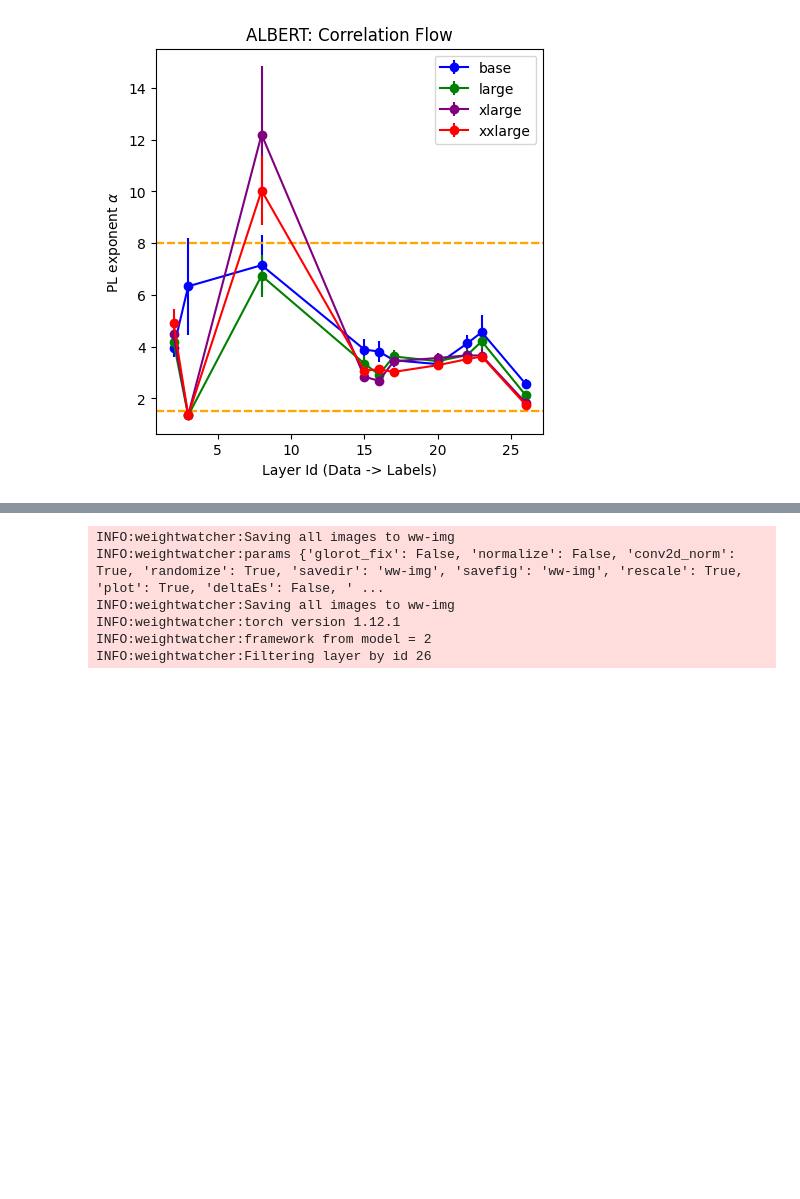
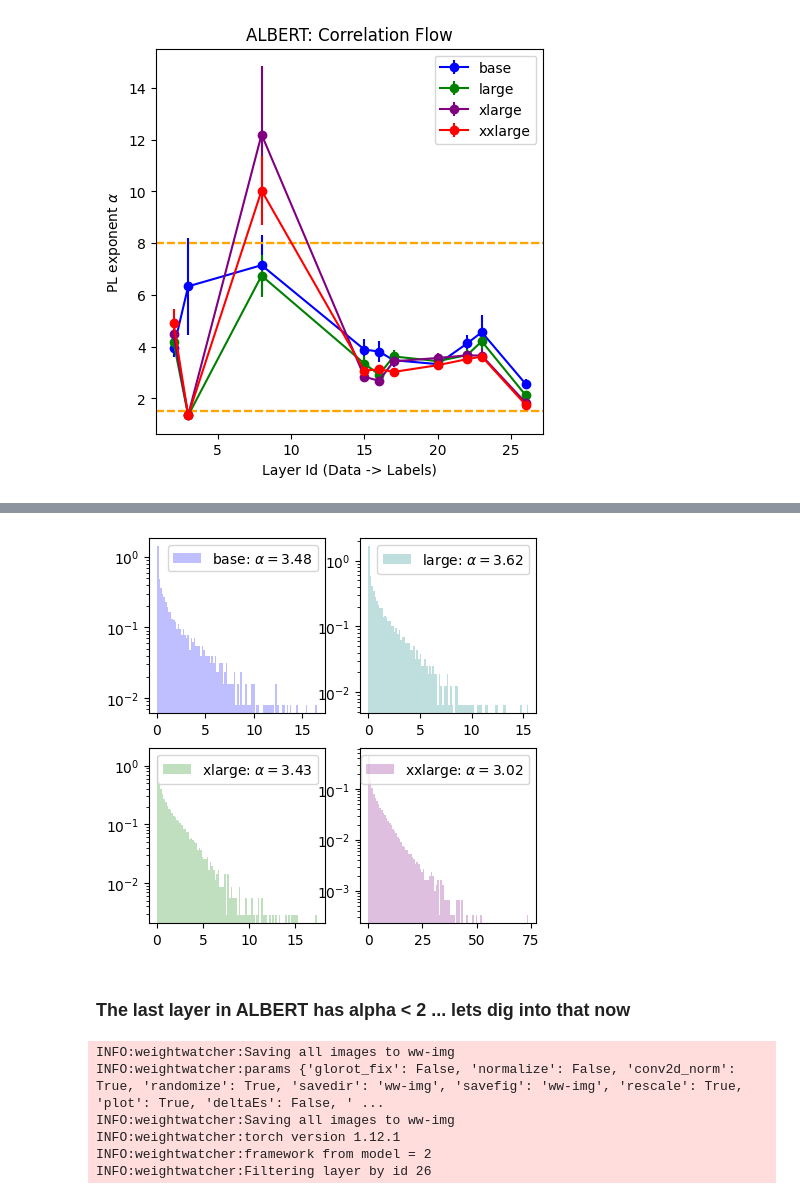
Before and after one commit to CalculatedContent/WeightWatcher, a Jupyter notebook: examples/WW-Albert.ipynb, the cells around one changed output, grey strips where cells are left out. Cells and saved outputs as stored; diff of their text form; code cells hidden in the pictures; blank space fills up the shorter version.

```diff
--- a/examples/WW-Albert.ipynb
+++ b/examples/WW-Albert.ipynb
@@ -589,0 +592,12 @@ Text(0.5, 0, 'Layer Id (Data -> Labels)')
+# %%
+%%capture
+
+all_esds = []
+all_alphas = []
+for version in versions:
+    model_name = f"albert-{version}-v2"
+    albert = AlbertModel.from_pretrained(model_name)
+
+    watcher = ww.WeightWatcher(model=albert)
+    esd = watcher.get_ESD(layer=17)
+    all_esds.append(esd)
@@ -590,3 +626,26 @@ Text(0.5, 0, 'Layer Id (Data -> Labels)')
+# %%
+fig, axs = plt.subplots(2, 2)
+axes = [axs[0, 0], axs[0, 1], axs[1, 0], axs[1, 1]]
+colors = ['blue', 'teal', 'green', 'purple']
+for idx, version in enumerate(versions):
+
+    D = all_details[idx]
+    D = D[D.layer_id==17]
+    alpha = D.alpha.to_numpy()[0]
+
+    esd = all_esds[idx]
+    axis = axes[idx]
+    color = colors[idx]
+
+    label = version+r": $\alpha=$"+f"{alpha:0.2f}"
+
+    axis.hist(esd, bins=100, log=True, color=colors[idx], label=label, alpha=0.25, density=True)
+    axis.legend()
+plt.show()
+# %% [output]
+[figure, added]
+# %% [markdown]
+### The last layer in ALBERT has alpha < 2 ... lets dig into that now
 # %%
 watcher.analyze(layers=[26], plot=True, randomize=True, detX=True)
 # %% [output]
```
Also changed, not shown: parts of 3 cells of this notebook.
